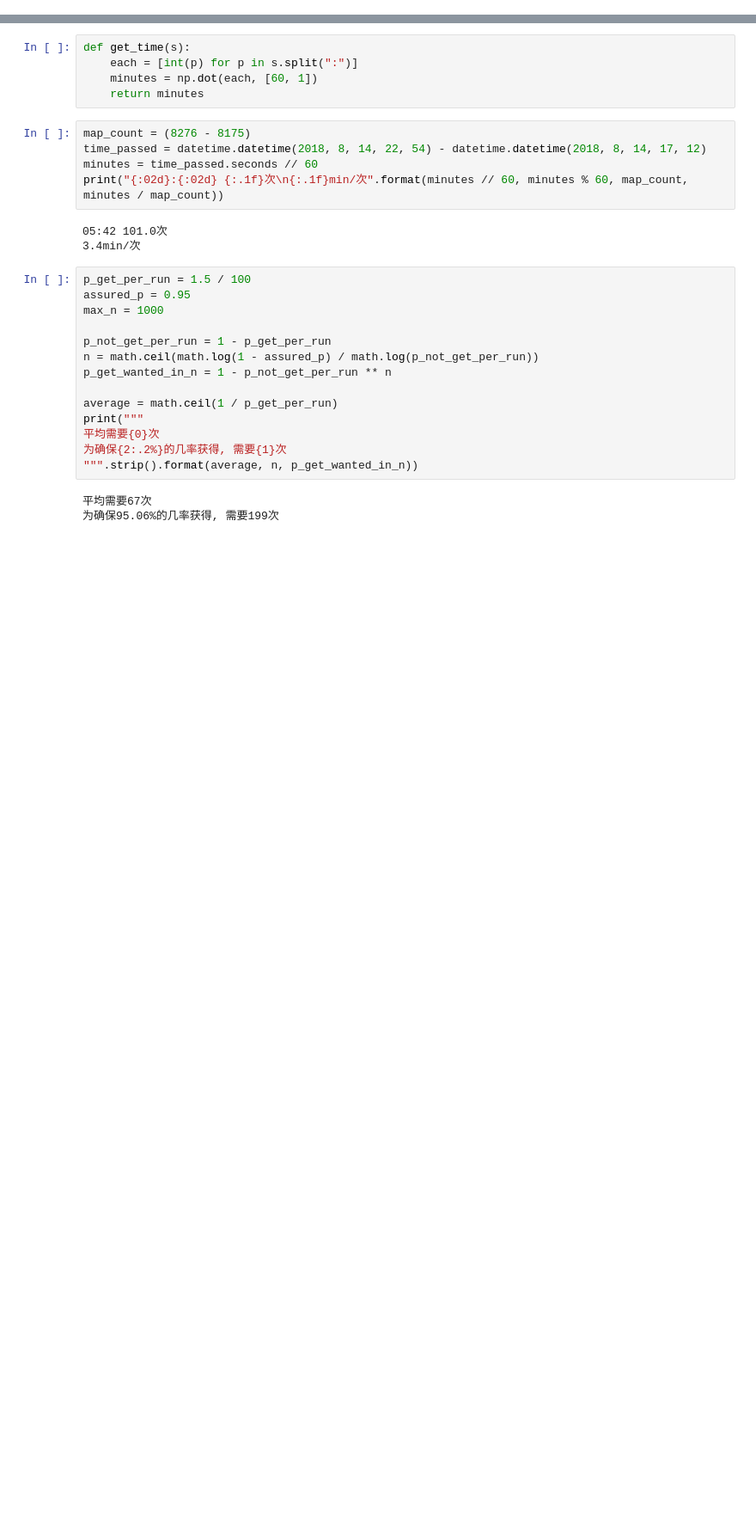
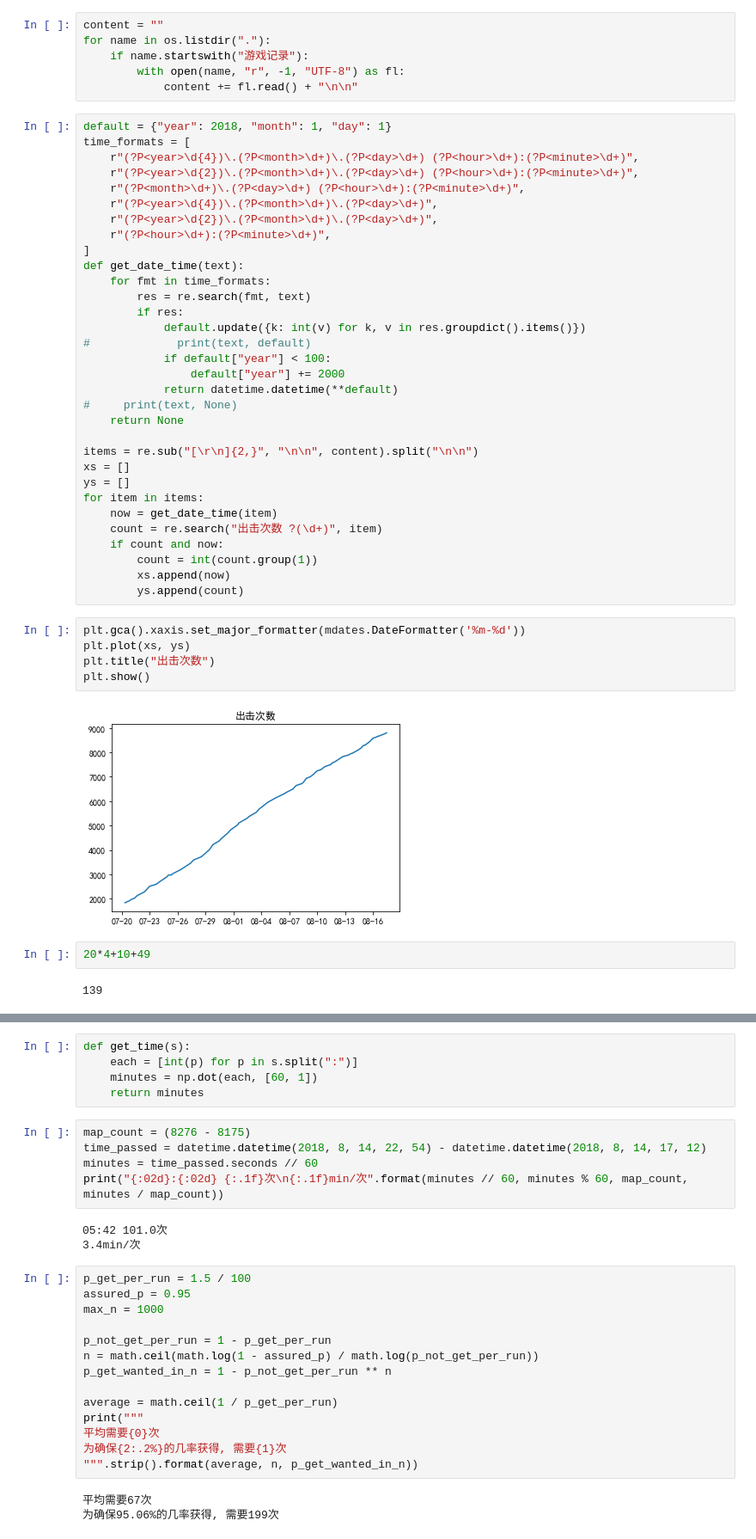
Before and after one commit to AutumnSun1996/GameTools, a Jupyter notebook: 碧蓝航线/Calculate.ipynb, the cells around one changed output, grey strips where cells are left out. Shown at 86% size. Drawn from its saved outputs; the diff is of its cells as text; blank space fills up the shorter version.

```diff
--- a/碧蓝航线/Calculate.ipynb
+++ b/碧蓝航线/Calculate.ipynb
@@ -12 +16,50 @@ print("{} days in game.".format(played.days))
+# %%
+content = ""
+for name in os.listdir("."):
+    if name.startswith("游戏记录"):
+        with open(name, "r", -1, "UTF-8") as fl:
+            content += fl.read() + "\n\n"
+# %%
+default = {"year": 2018, "month": 1, "day": 1}
+time_formats = [
+    r"(?P<year>\d{4})\.(?P<month>\d+)\.(?P<day>\d+) (?P<hour>\d+):(?P<minute>\d+)",
+    r"(?P<year>\d{2})\.(?P<month>\d+)\.(?P<day>\d+) (?P<hour>\d+):(?P<minute>\d+)",
+    r"(?P<month>\d+)\.(?P<day>\d+) (?P<hour>\d+):(?P<minute>\d+)",
+    r"(?P<year>\d{4})\.(?P<month>\d+)\.(?P<day>\d+)",
+    r"(?P<year>\d{2})\.(?P<month>\d+)\.(?P<day>\d+)",
+    r"(?P<hour>\d+):(?P<minute>\d+)",
+]
+def get_date_time(text):
+    for fmt in time_formats:
+        res = re.search(fmt, text)
+        if res:
+            default.update({k: int(v) for k, v in res.groupdict().items()})
+#             print(text, default)
+            if default["year"] < 100:
+                default["year"] += 2000
+            return datetime.datetime(**default)
+#     print(text, None)
+    return None
+
+items = re.sub("[\r\n]{2,}", "\n\n", content).split("\n\n")
+xs = []
+ys = []
+for item in items:
+    now = get_date_time(item)
+    count = re.search("出击次数 ?(\d+)", item)
+    if count and now:
+        count = int(count.group(1))
+        xs.append(now)
+        ys.append(count)
+# %%
+plt.gca().xaxis.set_major_formatter(mdates.DateFormatter('%m-%d'))
+plt.plot(xs, ys)
+plt.title("出击次数")
+plt.show()
+# %% [output]
+[figure, added]
+# %%
+20*4+10+49
+# %% [output]
+139
 # %%
```
Also changed, not shown: parts of 4 cells of this notebook, 1 other file.
